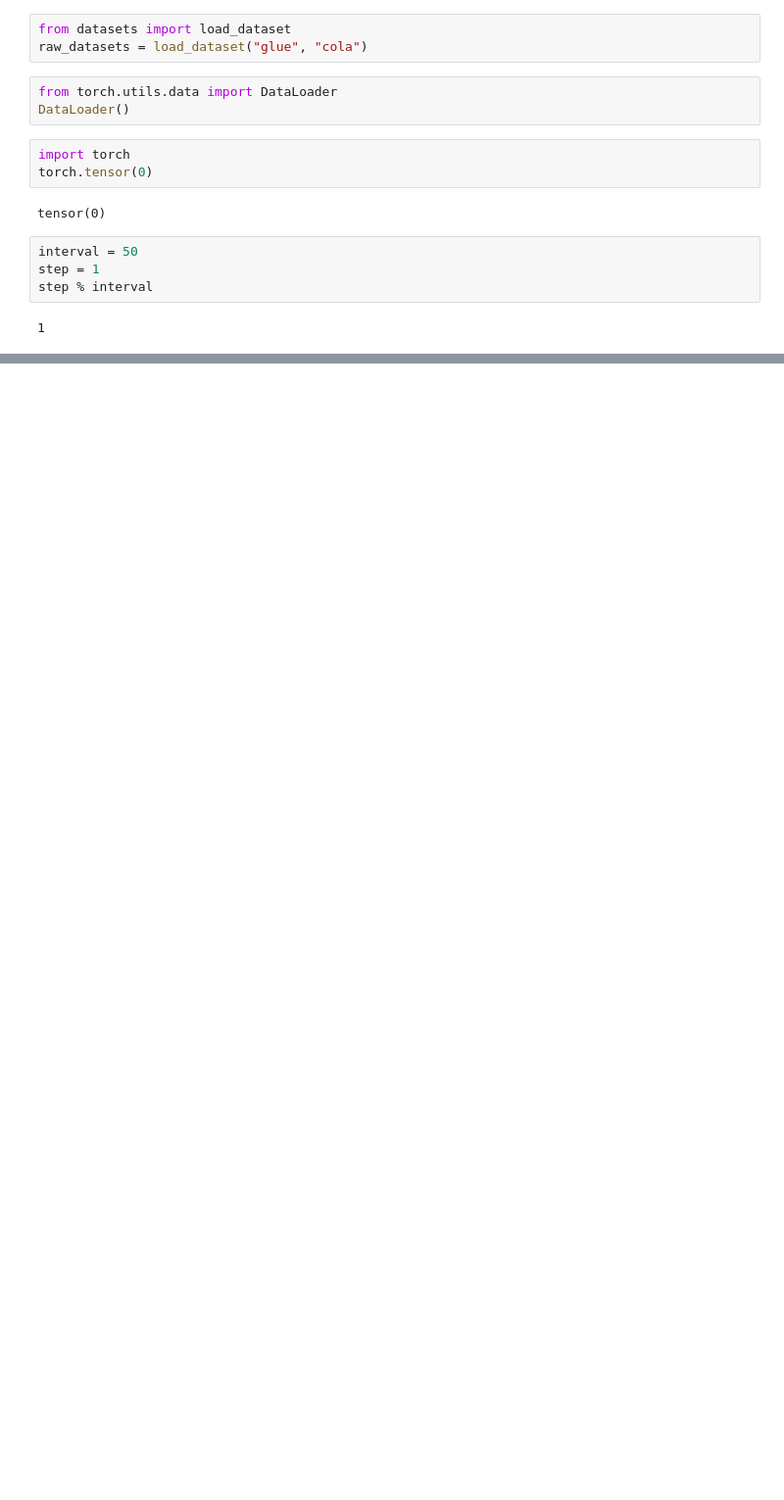
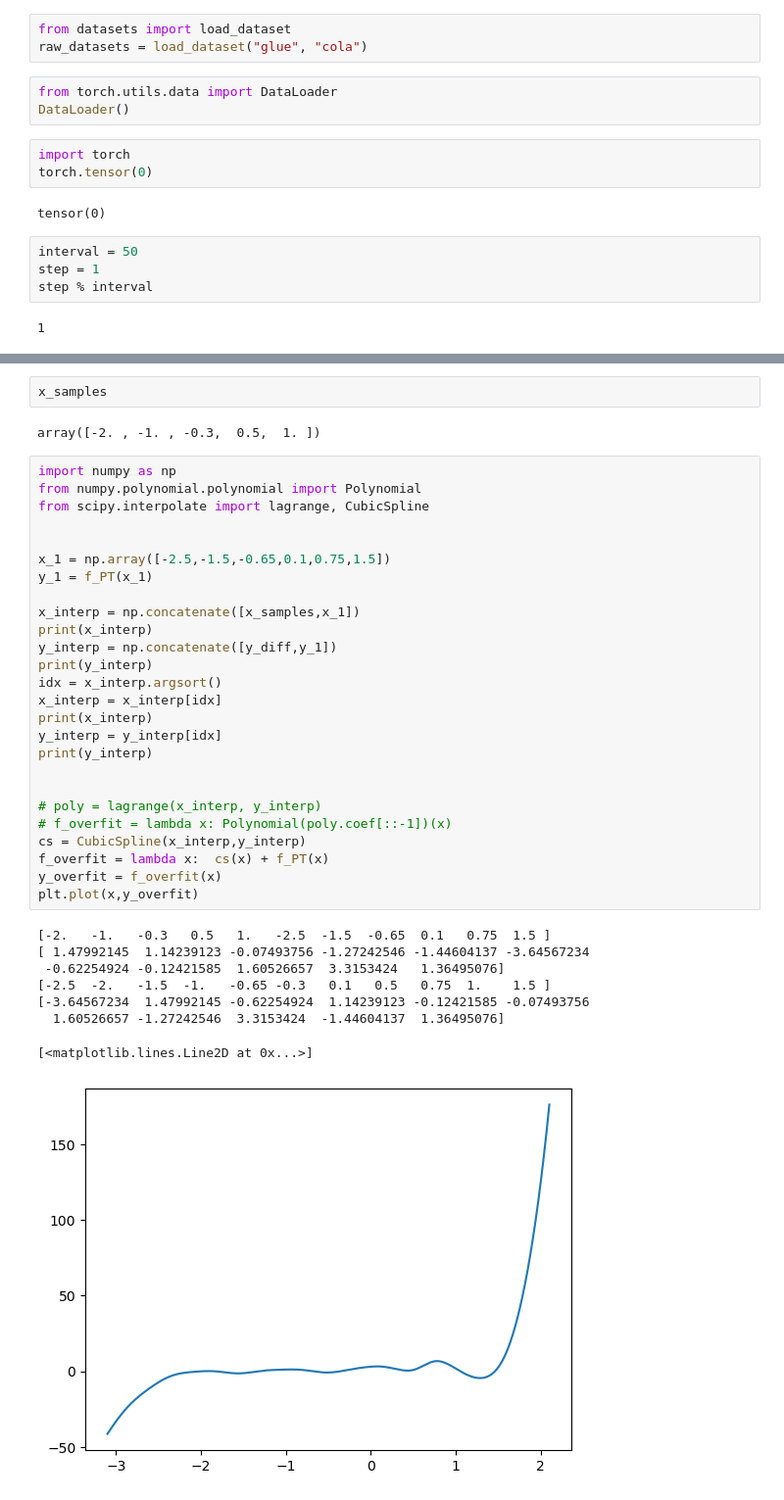
Before and after one commit to Ricu/fantastic-umbrella, a Jupyter notebook: test.ipynb, the cells around one changed output, grey strips where cells are left out. Shown at 98% size. Saved outputs shown, nothing was run; the diff lists cells and outputs as text; blank space fills up the shorter version.

```diff
--- a/test.ipynb
+++ b/test.ipynb
@@ -1825,0 +2011,39 @@ step % interval
+# %%
+x_samples
+# %% [output]
+array([-2. , -1. , -0.3,  0.5,  1. ])
+# %%
+import numpy as np
+from numpy.polynomial.polynomial import Polynomial
+from scipy.interpolate import lagrange, CubicSpline
+
+
+x_1 = np.array([-2.5,-1.5,-0.65,0.1,0.75,1.5])
+y_1 = f_PT(x_1)
+
+x_interp = np.concatenate([x_samples,x_1])
+print(x_interp)
+y_interp = np.concatenate([y_diff,y_1])
+print(y_interp)
+idx = x_interp.argsort()
+x_interp = x_interp[idx]
+print(x_interp)
+y_interp = y_interp[idx]
+print(y_interp)
+
+
+# poly = lagrange(x_interp, y_interp)
+# f_overfit = lambda x: Polynomial(poly.coef[::-1])(x)
+cs = CubicSpline(x_interp,y_interp)
+f_overfit = lambda x:  cs(x) + f_PT(x)
+y_overfit = f_overfit(x)
+plt.plot(x,y_overfit)
+# %% [output]
+[-2.   -1.   -0.3   0.5   1.   -2.5  -1.5  -0.65  0.1   0.75  1.5 ]
+[ 1.47992145  1.14239123 -0.07493756 -1.27242546 -1.44604137 -3.64567234
+ -0.62254924 -0.12421585  1.60526657  3.3153424   1.36495076]
+[-2.5  -2.   -1.5  -1.   -0.65 -0.3   0.1   0.5   0.75  1.    1.5 ]
+[-3.64567234  1.47992145 -0.62254924  1.14239123 -0.12421585 -0.07493756
+  1.60526657 -1.27242546  3.3153424  -1.44604137  1.36495076]
+[<matplotlib.lines.Line2D at 0x...>]
+[figure, added]
```
Also changed, not shown: parts of 12 cells of this notebook.
